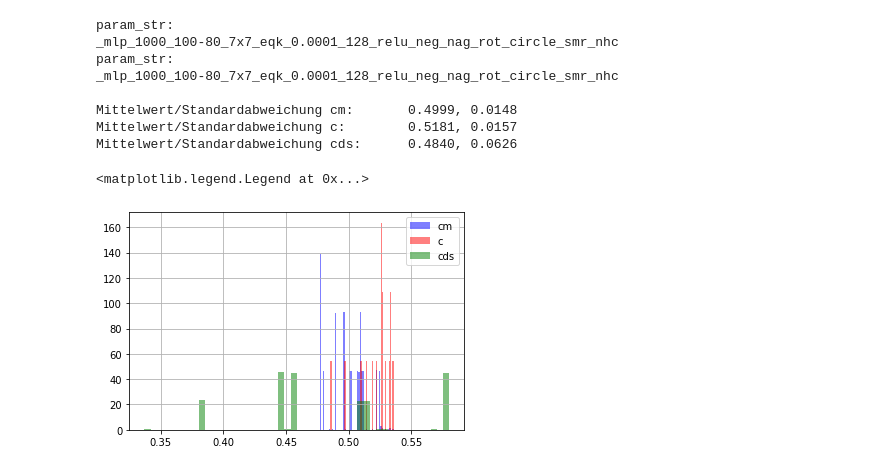
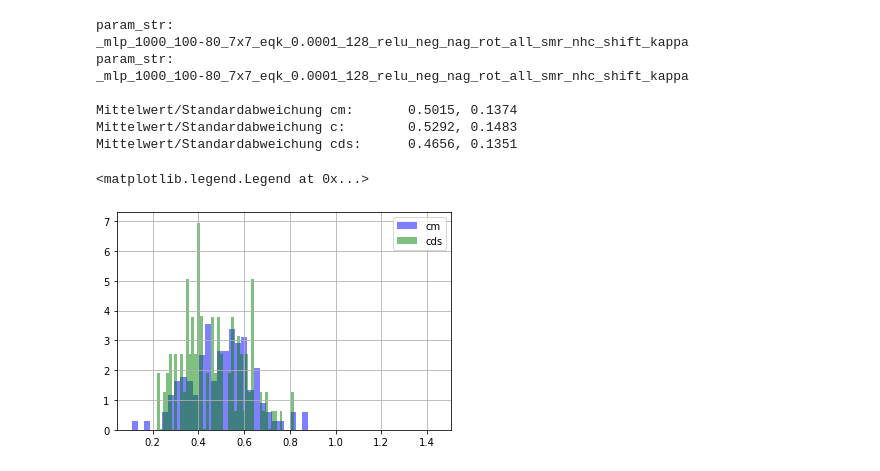
Before and after one commit to wolperting3r/Masterarbeit, a Jupyter notebook: Project/data/fortran_test/Fortran Results.ipynb, the cells around one changed output. Cells and saved outputs as stored; diff of their text form; code cells hidden in the pictures.

```diff
--- a/Project/data/fortran_test/Fortran Results.ipynb
+++ b/Project/data/fortran_test/Fortran Results.ipynb
@@ -20,12 +23,13 @@ from sklearn.pipeline import Pipeline
 from src.d.transformators import TransformData, FindGradient, FindAngle, Rotate, CDS, HF, TwoLayers
 import subprocess
 import re
-gitter = 32
+gitter = 128
 dt = 'all'
-dtm = 'circle'
-c_nb = False  # Auch wenn Bedingung für Nachbarn nicht erfüllt ist
+dtm = 'all'
+c_nb = True  # Auch wenn Bedingung für Nachbarn nicht erfüllt ist
 folder = 'model_mlp_1000_100-80_7x7_eqk_0.0001_128_relu_neg_nag_rot_'+dt+'_smr_nhc_'+str(gitter) + ('_allstc' if c_nb else '')
-model = '_mlp_1000_100-80_7x7_eqk_0.0001_128_relu_neg_nag_rot_'+dtm+'_smr_nhc'
+#model = '_mlp_1000_100-80_7x7_eqk_0.0001_128_relu_neg_nag_rot_'+dtm+'_smr_nhc' + '_shift_kappa'
+model = '_mlp_1000_200-150-120_7x7_eqk_0.0001_128_relu_neg_nag_rot_all_smr_nhc_shift_kappa'
 scale = (1/4 if gitter == 32 else 1)
 #folder = 'output_circle_128'
 vector_c = pd.read_csv(os.path.join('/'+basepath, 'data', 'fortran_test', folder, 'output_c.txt'), skiprows=1, dtype=np.float).values
@@ -34,7 +38,7 @@ vector_c = pd.read_csv(os.path.join('/'+basepath, 'data', 'fortran_test', folder
 vector_cm = pd.read_csv(os.path.join('/'+basepath, 'data', 'fortran_test', folder, 'output_cm.txt'), skiprows=1, dtype=np.float).values
 vector_cm = np.nan_to_num(vector_cm)
 vector_cds = pd.read_csv(os.path.join('/'+basepath, 'data', 'fortran_test', 'output_cds_'+str(gitter)+('.txt' if c_nb else '_nurc.txt')), skiprows=1, dtype=np.float).values[:, 0]
-vector_last = get_predictions(vector_cm, basepath=basepath, filename=model)
+vector_last = get_predictions(vector_cm, basepath=basepath, filename=model, custom_object = {'custom_loss': custom_loss})
 
 parameters = {'stencil_size': [7, 7], 'angle': False}
 # Create pipeline
@@ -66,9 +70,10 @@ print(f'avg fortran:\t{avg_kappa}')
 # Get average curvature calculated with fortran stencils
 print(f'avg hier:\t{sum(vector_last)/len(vector_last)}')
 
-if True:
+if False:
     print(vector_cm.shape)
-    indices = np.where((vector_last > -0.5) & (vector_last < 1.25))
+    #indices = np.where((vector_last > -0.5) & (vector_last < 1.25))
+    indices = np.where((vector_last > 1.25))
     vector_c = vector_c[indices[0], :]
     vector_cm = vector_cm[indices[0], :]
     vector_last = vector_last[indices]
@@ -88,5 +93,6 @@ else:
 
 #plot_vofs(np.reshape(vector_c, (vector_c.shape[0],7,7)), 5, labels=vector_last, per_row=5)
 plot_vofs(np.reshape(c_feat, (c_feat.shape[0],7,7)), 5, labels=c_lab*faktor, per_row=5)
+#plot_vofs(np.reshape(c_feat, (c_feat.shape[0],7,7)), 1, per_row = 1, size=0.5)
 # %% [output]
 param_str:
@@ -106,31 +110,42 @@ plot_vofs(np.reshape(vector_cm, (vector_cm.shape[0],7,7)), 5, labels=vector_last
 # %%
-fortran_predictions = get_predictions(vector_cm, basepath=basepath, filename=model)*faktor  # vector_last*faktor #
-fortran_predictions_2 = get_predictions(c_feat, basepath=basepath, filename=model)*faktor
+#dtm = 'circle'
+#testmodel = '_mlp_1000_100-80_7x7_eqk_0.0001_128_relu_neg_nag_rot_'+dtm+'_smr_nhc' + '_shift_kappa'
+testmodel = '_mlp_1000_200-150-120_7x7_eqk_0.0001_128_relu_neg_nag_rot_all_smr_nhc_shift_kappa'
+testmodel = '_mlp_1000_100-80_7x7_eqk_0.0001_128_relu_neg_nag_rot_all_smr_nhc_shift_kappa'
+custom_object = {'custom_loss': custom_loss}
+
+fortran_predictions = get_predictions(vector_cm, basepath=basepath, filename=testmodel, custom_object=custom_object)*faktor  # vector_last*faktor #
+fortran_predictions_2 = get_predictions(c_feat, basepath=basepath, filename=testmodel, custom_object=custom_object)*faktor
 idx = list(range(0,9))
 
 print(f'\nMittelwert/Standardabweichung cm:\t{np.mean(fortran_predictions):.4f},\t{np.std(fortran_predictions):.4f}')
 print(f'Mittelwert/Standardabweichung c:\t{np.mean(fortran_predictions_2):.4f},\t{np.std(fortran_predictions_2):.4f}')
 print(f'Mittelwert/Standardabweichung cds:\t{np.mean(vector_cds):.4f},\t{np.std(vector_cds):.4f}')
 
 roud = 3
 pd.Series(np.round(fortran_predictions, roud)).hist(bins=50, color='b', label='cm', alpha=0.5, density=True)
-pd.Series(np.round(fortran_predictions_2, roud)).hist(bins=50, color='r', label='c', alpha=0.5, density=True)
+#pd.Series(np.round(fortran_predictions_2, roud)).hist(bins=50, color='r', label='c', alpha=0.5, density=True)
 pd.Series(np.round(vector_cds, roud)).hist(bins=50, alpha=0.5, color='g', label='cds', density=True)
 
 # Vergleich ml cds
 # pd.Series(np.round(vector_last, roud)).hist(bins=50, alpha=1, color='b', label='ml')
 # pd.Series(np.round(vector_cds, roud)).hist(bins=100, alpha=1, color='r', label='cds')
 plt.legend()
 
 #pd.Series(predictions_dg).hist(bins=50, alpha=0.5)
+
+#ind = np.nonzero(fortran_predictions < 0.3)[0]
+#test_features = vector_cm[ind , :]
+#plot_vofs(np.reshape(c_feat, (c_feat.shape[0],7,7)), 5, labels=fortran_predictions[ind], per_row=5)
+#print(test_features.shape)
 # %% [output]
 param_str:
-_mlp_1000_100-80_7x7_eqk_0.0001_128_relu_neg_nag_rot_circle_smr_nhc
+_mlp_1000_100-80_7x7_eqk_0.0001_128_relu_neg_nag_rot_all_smr_nhc_shift_kappa
 param_str:
-_mlp_1000_100-80_7x7_eqk_0.0001_128_relu_neg_nag_rot_circle_smr_nhc
+_mlp_1000_100-80_7x7_eqk_0.0001_128_relu_neg_nag_rot_all_smr_nhc_shift_kappa
 
-Mittelwert/Standardabweichung cm:       0.4999, 0.0148
-Mittelwert/Standardabweichung c:        0.5181, 0.0157
-Mittelwert/Standardabweichung cds:      0.4840, 0.0626
+Mittelwert/Standardabweichung cm:       0.5015, 0.1374
+Mittelwert/Standardabweichung c:        0.5292, 0.1483
+Mittelwert/Standardabweichung cds:      0.4656, 0.1351
 <matplotlib.legend.Legend at 0x...>
-[figure, old version]
+[figure, new version]
```
Also changed, not shown: parts of 4 cells of this notebook, 45 other files.
